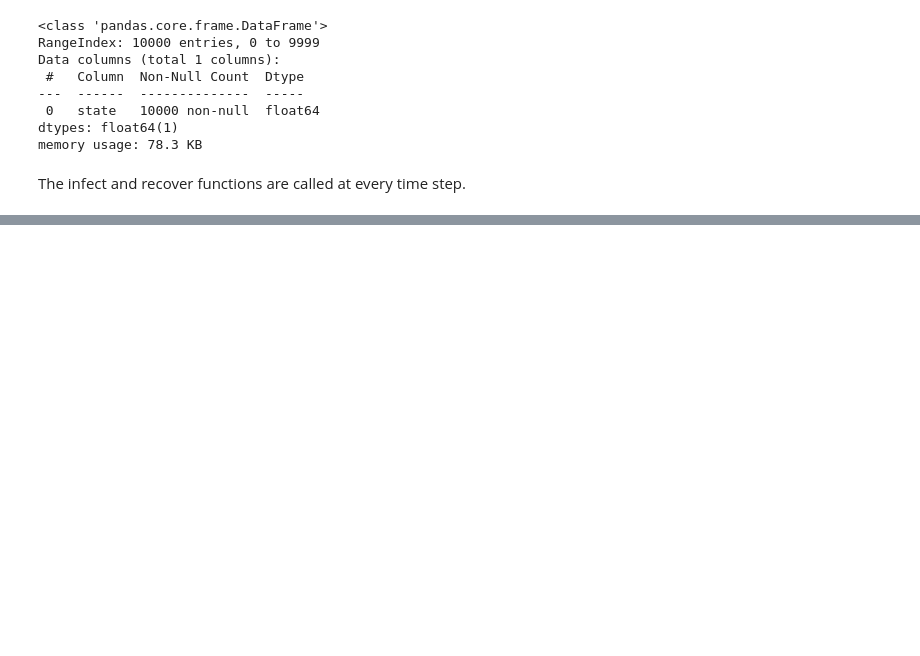
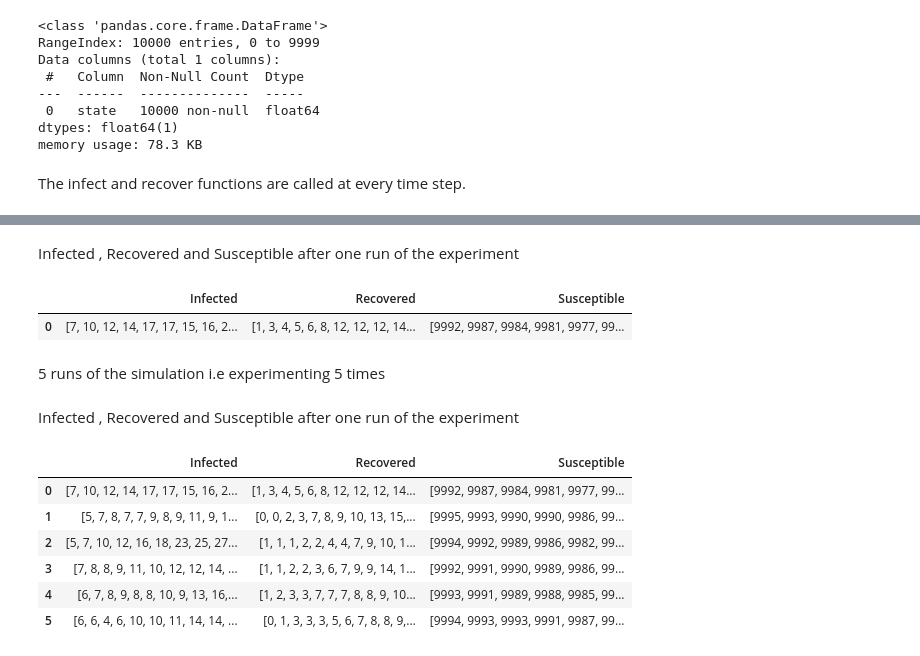
Before and after one commit to usmimukherjee/Learning-Simulation-Modelling-Algorithms, a Jupyter notebook: Agent_Based_Modelling_Algorithm.ipynb, the cells around one changed output, grey strips where cells are left out. Drawn from its saved outputs; the diff is of its cells as text; code cells hidden in the pictures; blank space fills up the shorter version.

```diff
--- a/Agent_Based_Modelling_Algorithm.ipynb
+++ b/Agent_Based_Modelling_Algorithm.ipynb
@@ -269,7 +271,7 @@ num_patient_zero = 5
 st = {"Infected": [], "Recovered": [], "Susceptible": []}
 df = init(num_agents, num_patient_zero)
 print(df.describe())
-
+all_stats = []
 # Simulate one run and collect statistics
 simulate(df, stats=st, nSteps=num_steps)
 all_stats.append(st)
@@ -290,0 +290,32 @@ max        1.000000
+# %% [markdown]
+Infected , Recovered and Susceptible after one run of the experiment
+# %%
+complete_stats = pd.DataFrame(all_stats)
+complete_stats
+# %% [output]
+|  | Infected | Recovered | Susceptible |
+| 0 | [7, 10, 12, 14, 17, 17, 15, 16, 2... | [1, 3, 4, 5, 6, 8, 12, 12, 12, 14... | [9992, 9987, 9984, 9981, 9977, 99... |
+# %% [markdown]
+5 runs of the simulation i.e experimenting 5 times
+# %%
+num_experiments = 5
+for i in range(num_experiments):
+    # Initialize the simulation
+    df = init(num_agents, num_patient_zero)
+    st = {"Infected": [], "Recovered": [], "Susceptible": []}
+    # Simulate one run and collect statistics
+    simulate(df, stats=st, nSteps=num_steps)
+    all_stats.append(st)
+# %% [markdown]
+Infected , Recovered and Susceptible after one run of the experiment
+# %%
+complete_stats_all_experiments = pd.DataFrame(all_stats)
+complete_stats_all_experiments
+# %% [output]
+|  | Infected | Recovered | Susceptible |
+| 0 | [7, 10, 12, 14, 17, 17, 15, 16, 2... | [1, 3, 4, 5, 6, 8, 12, 12, 12, 14... | [9992, 9987, 9984, 9981, 9977, 99... |
+| 1 | [5, 7, 8, 7, 7, 9, 8, 9, 11, 9, 1... | [0, 0, 2, 3, 7, 8, 9, 10, 13, 15,... | [9995, 9993, 9990, 9990, 9986, 99... |
+| 2 | [5, 7, 10, 12, 16, 18, 23, 25, 27... | [1, 1, 1, 2, 2, 4, 4, 7, 9, 10, 1... | [9994, 9992, 9989, 9986, 9982, 99... |
+| 3 | [7, 8, 8, 9, 11, 10, 12, 12, 14, ... | [1, 1, 2, 2, 3, 6, 7, 9, 9, 14, 1... | [9992, 9991, 9990, 9989, 9986, 99... |
+| 4 | [6, 7, 8, 9, 8, 8, 10, 9, 13, 16,... | [1, 2, 3, 3, 7, 7, 7, 8, 8, 9, 10... | [9993, 9991, 9989, 9988, 9985, 99... |
+| 5 | [6, 6, 4, 6, 10, 10, 11, 14, 14, ... | [0, 1, 3, 3, 3, 5, 6, 7, 8, 8, 9,... | [9994, 9993, 9993, 9991, 9987, 99... |
```
Also changed, not shown: parts of 3 cells of this notebook, 2 other files.
